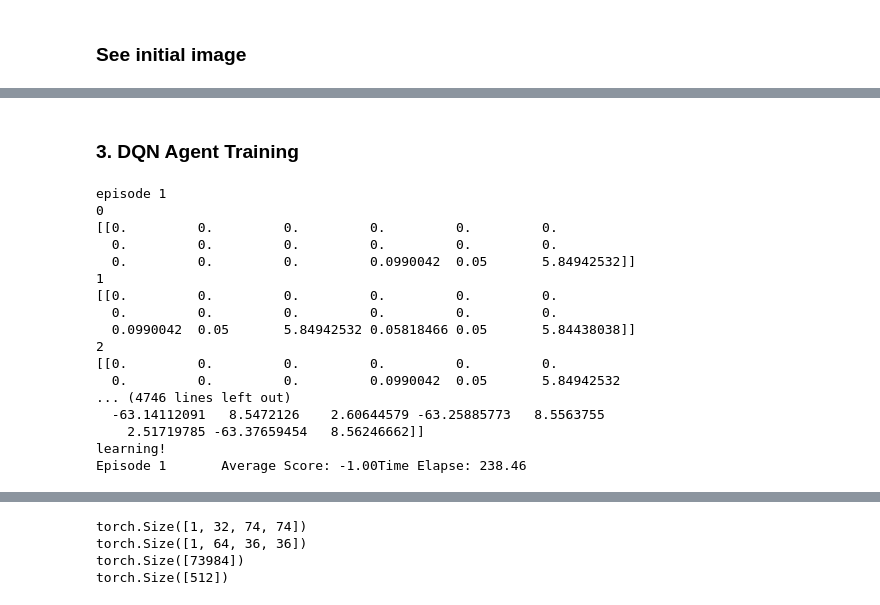
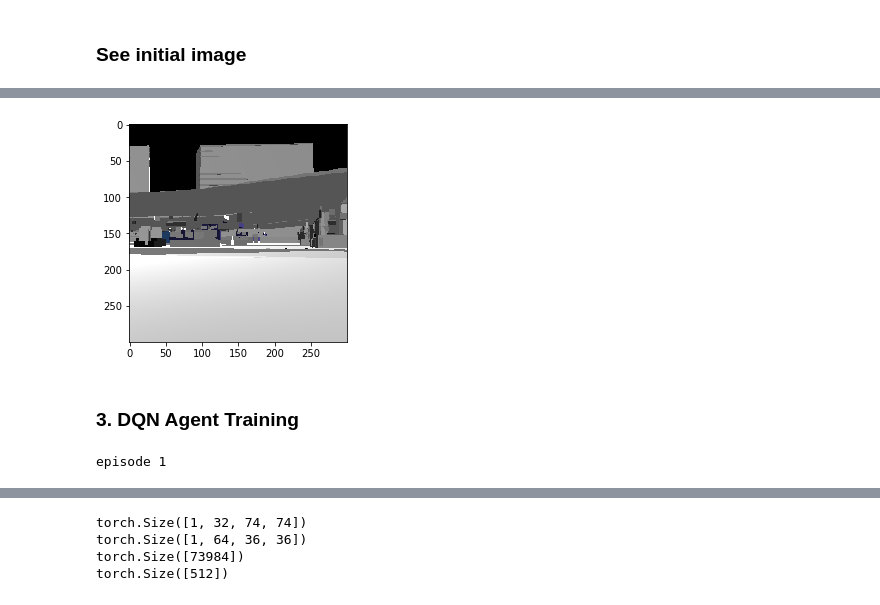
Before and after one commit to wzt1001/scl-navigation, a Jupyter notebook: Navigation.ipynb, the cells around one changed output, grey strips where cells are left out. Drawn from its saved outputs; the diff is of its cells as text; code cells hidden in the pictures.

```diff
--- a/Navigation.ipynb
+++ b/Navigation.ipynb
@@ -82,2 +107,7 @@ agent = Agent(state_size=300, action_size=9, seed=0)
+# %%
+img = np.asarray(env_info.visual_observations)
+imgplt = plt.imshow(img[0][0])
+# %% [output]
+[figure, added]
 # %% [markdown]
 ### 3. DQN Agent Training
@@ -173,20 +206,4 @@ def dqn(env_info, n_episodes=1, max_t=1000, eps_start=1.0, eps_end=0.01,
 # %%
-scores = dqn(env_info, n_episodes=1, max_t=1000, eps_start=1.0, eps_end=0.01, eps_decay=0.995, target_scores=1.0)
+scores, positions = dqn(env_info, n_episodes=10, max_t=800, eps_start=1.0, eps_end=0.01, eps_decay=0.995, target_scores=1.0)
 # %% [output]
 episode 1
-0
-[[0.         0.         0.         0.         0.         0.
-  0.         0.         0.         0.         0.         0.
-  0.         0.         0.         0.0990042  0.05       5.84942532]]
-1
-[[0.         0.         0.         0.         0.         0.
-  0.         0.         0.         0.         0.         0.
-  0.0990042  0.05       5.84942532 0.05818466 0.05       5.84438038]]
-2
-[[0.         0.         0.         0.         0.         0.
-  0.         0.         0.         0.0990042  0.05       5.84942532
-... (4746 lines left out)
-  -63.14112091   8.5472126    2.60644579 -63.25885773   8.5563755
-    2.51719785 -63.37659454   8.56246662]]
-learning!
-Episode 1       Average Score: -1.00Time Elapse: 238.46
```
Also changed, not shown: parts of 11 cells of this notebook.
